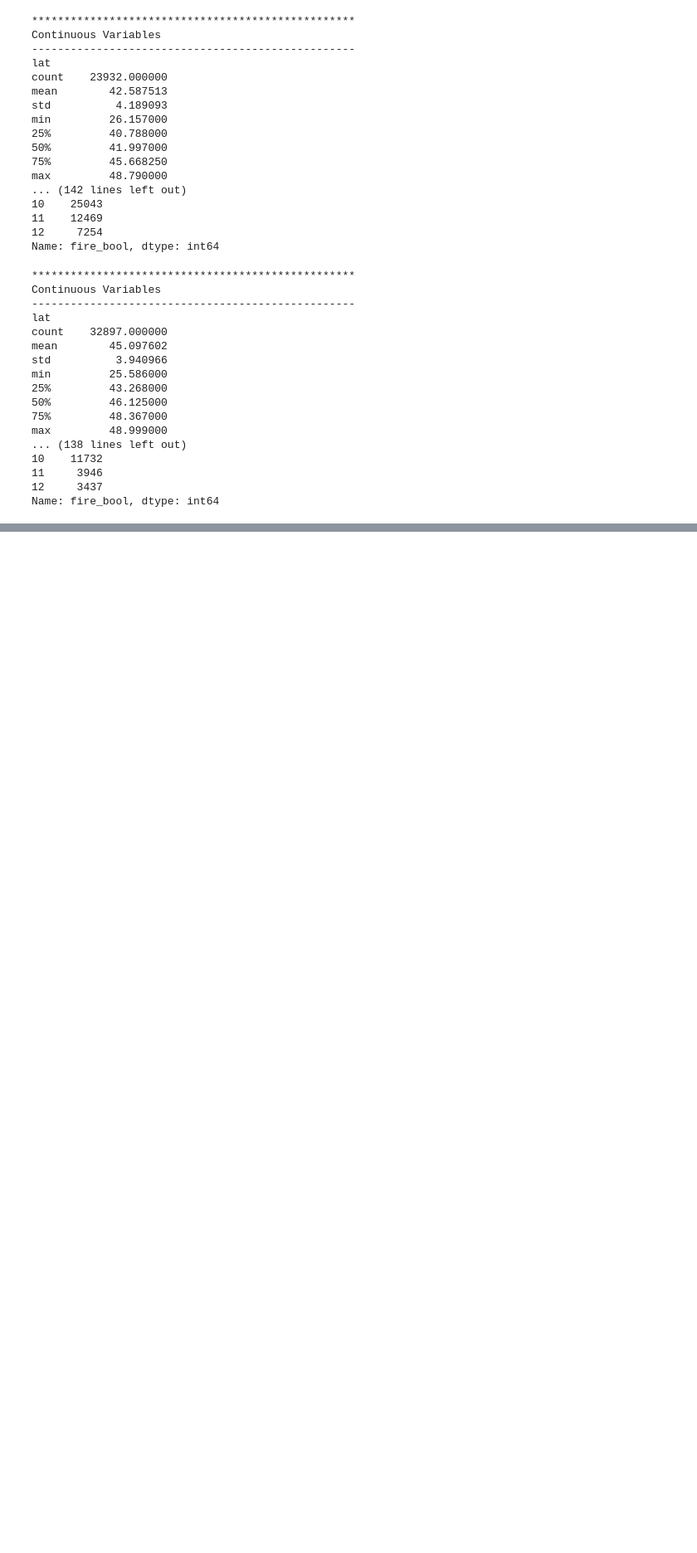
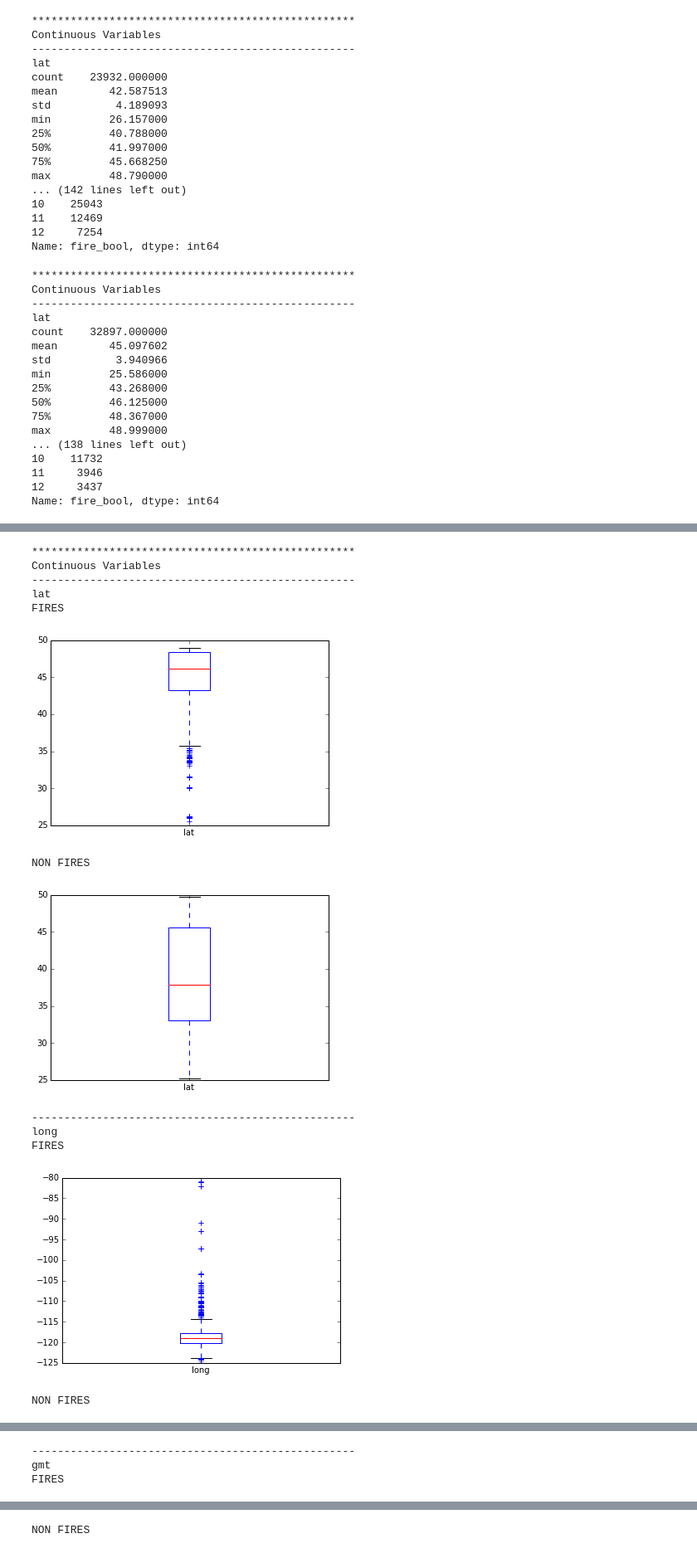
Before and after one commit to sallamander/forest-fires, a Jupyter notebook: code/eda-viz/eda_detected_fires_csvs.ipynb, the cells around one changed output, grey strips where cells are left out. Shown at 83% size. Saved outputs shown, nothing was run; the diff lists cells and outputs as text; code cells hidden in the pictures; blank space fills up the shorter version.

```diff
--- a/code/eda-viz/eda_detected_fires_csvs.ipynb
+++ b/code/eda-viz/eda_detected_fires_csvs.ipynb
@@ -204,0 +323,16 @@ Name: fire_bool, dtype: int64
+# %%
+plotting_func(2015)
+# %% [output]
+**************************************************
+Continuous Variables
+--------------------------------------------------
+lat
+FIRES
+[figure, added]
+NON FIRES
+[figure, added]
+--------------------------------------------------
+long
+FIRES
+[figure, added]
+NON FIRES
@@ -204,0 +340,3 @@ Name: fire_bool, dtype: int64
+--------------------------------------------------
+gmt
+FIRES
@@ -204,0 +344 @@ Name: fire_bool, dtype: int64
+NON FIRES
```
Also changed, not shown: parts of 6 cells of this notebook.
